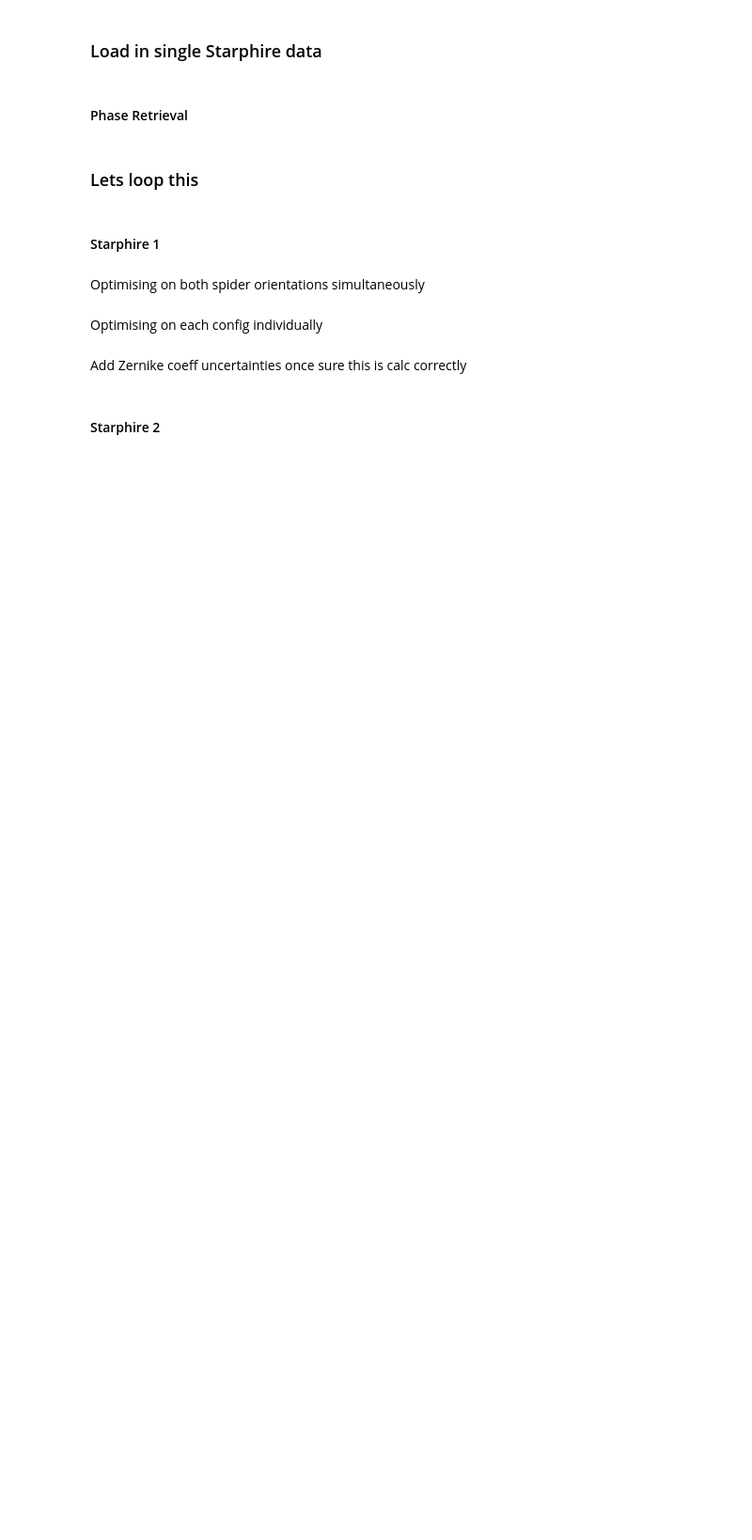
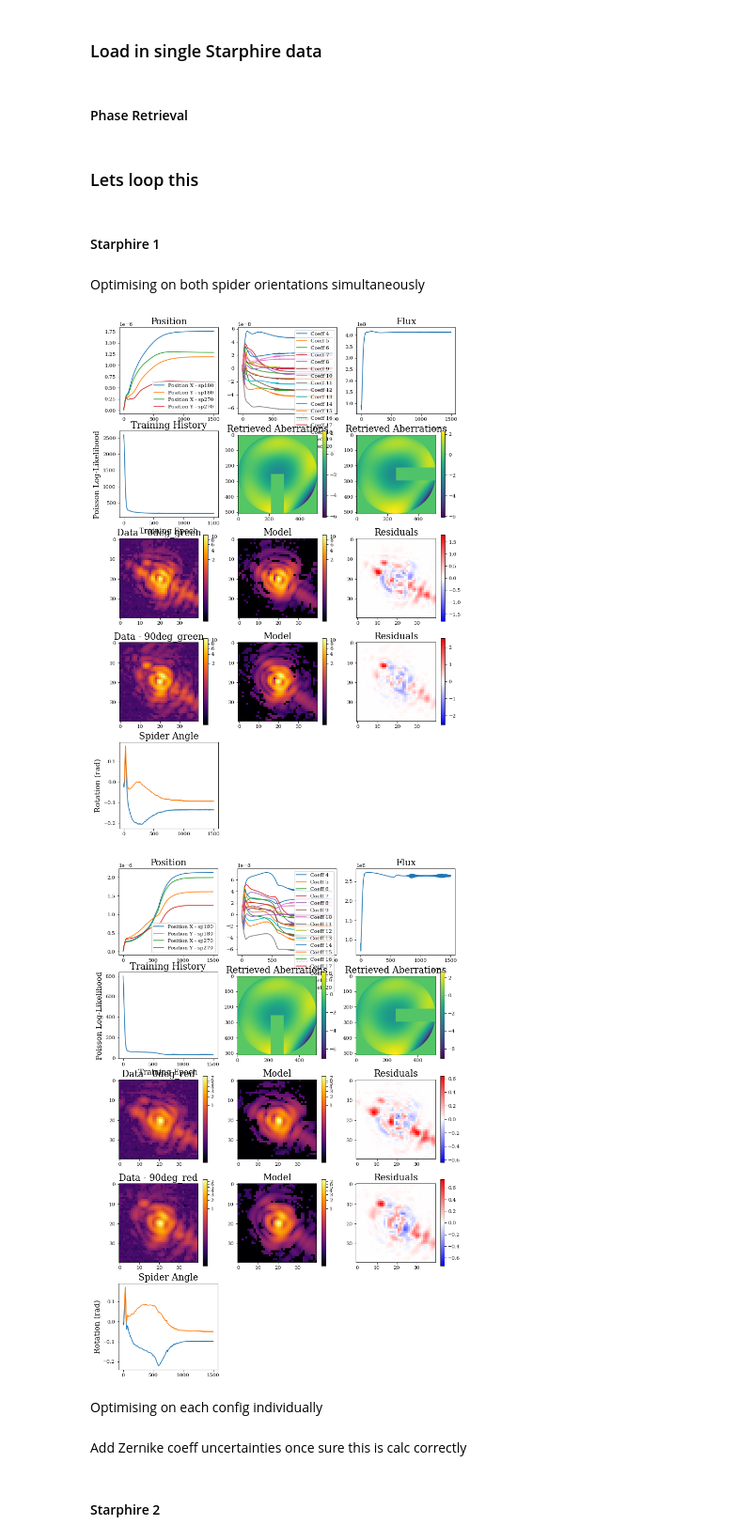
Before and after one commit to TolimanSpace/toliman_dp_design_testing, a Jupyter notebook: Gluing_Characterisation.ipynb, the cells around one changed output. Shown at 94% size. Drawn from its saved outputs; the diff is of its cells as text; code cells hidden in the pictures; blank space fills up the shorter version.

```diff
--- a/Gluing_Characterisation.ipynb
+++ b/Gluing_Characterisation.ipynb
@@ -276,7 +276,7 @@ class OptimizablePointSource(dl.sources.Source):
 Plate + Spider setup simulated
 # %%
 # Zernike aberrations
-zernike_indicies = jnp.arange(4, 15)
+zernike_indicies = jnp.arange(4, 21)
 coeffs = jnp.zeros(zernike_indicies.shape)
 basis = dlu.zernike_basis(js=zernike_indicies, coordinates=coords, diameter=aperture_diameter)
 
@@ -393,20 +393,27 @@ def jax_0_4_24_logpmf(k: jnp.array, mu: jnp.array, loc: jnp.array = 0) -> jnp.ar
 # %%
 params = [
     'aperture.coefficients',
-    # 'spider.rotation',
+    'spider.rotation',
     'source.position',
     'source.flux',
     ]
 
 learning_rate = 1e-9
 optimisers = [
+            # # optax.adam(learning_rate=learning_rate),
+            # optax.adam(learning_rate=1e-8),
+            # # optax.sgd(learning_rate=1e-16),
+
+            # # optax.adam(learning_rate=1e-5),
+            # optax.adam(learning_rate=1e-7),
+            # optax.adam(learning_rate=1e8),
             # optax.adam(learning_rate=learning_rate),
-            optax.adam(learning_rate=1e-8),
+            optax.adam(learning_rate=1e-9),
             # optax.sgd(learning_rate=1e-16),
 
-            # optax.adam(learning_rate=1e-5),
-            optax.adam(learning_rate=1e-7),
-            optax.adam(learning_rate=1e8),
+            optax.adam(learning_rate=1e-2),
+            optax.adam(learning_rate=1e-8),
+            optax.adam(learning_rate=1e7),
               ]
 
 @zdx.filter_jit
@@ -417,7 +424,8 @@ def loss_fn_poisson(model, data):
 
     # loss = -jsp.stats.poisson.logpmf(k=simu_psf, mu=data).sum()
     # loss = -jsp.stats.poisson.logpmf(k=data, mu=simu_psf).sum()
-    loss = -jax_0_4_24_logpmf(k=data, mu=simu_psf).sum()
+    # loss = -jax_0_4_24_logpmf(k=data, mu=simu_psf).sum()
+    loss = ((data-simu_psf)**2).sum()
 
     return loss
 
@@ -428,6 +436,15 @@ def loss_fn_chi2(model, data):
     simu_psf = model.model()
 
     loss = ((simu_psf-data)**2/data).sum()
+
+    return loss
+@zdx.filter_jit
+@zdx.filter_value_and_grad(params)
+def loss_fn_diff2(model, data):
+
+    simu_psf = model.model()
+
+    loss = ((data-simu_psf)**2).sum()
 
     return loss
 
@@ -543,7 +560,7 @@ for i in range(2):
                         # but this is not a super robust method, so allow for source position difference)
         spider_grads = [] # acc for spider err rotation independently between configs
         for k in range(len(configs)):
-            loss, grads = loss_fn_poisson(model = configs[k], data = scaled_data_list[k])
+            loss, grads = loss_fn_diff2(model = configs[k], data = scaled_data_list[k]) #loss_fn_poisson(model = configs[k], data = scaled_data_list[k])
             net_loss += loss
 
             if k == 0:
@@ -580,10 +597,10 @@ for i in range(2):
     ###---------------------------------- Plotting ---------------------------------###
     plt.figure(figsize=(12,18))
     plt.subplot(5,3,1)
-    plt.plot(np.asarray(Positions_sp180)[:,0,0], label="Position X - sp180")
-    plt.plot(np.asarray(Positions_sp180)[:,0,1], label="Position Y - sp180")
-    plt.plot(np.asarray(Positions_sp270)[:,0,0], label="Position X - sp270")
-    plt.plot(np.asarray(Positions_sp270)[:,0,1], label="Position Y - sp270")
+    plt.plot(np.asarray(Positions_sp180)[:,0], label="Position X - sp180")
+    plt.plot(np.asarray(Positions_sp180)[:,1], label="Position Y - sp180")
+    plt.plot(np.asarray(Positions_sp270)[:,0], label="Position X - sp270")
+    plt.plot(np.asarray(Positions_sp270)[:,1], label="Position Y - sp270")
     plt.title("Position")
     plt.legend()
     plt.subplot(5,3,2)
@@ -625,33 +642,36 @@ for i in range(2):
 
         plt.subplot(5,3,it)
         model_psf = instrument.model()
         current_range = model_psf.max() - model_psf.min()
         new_range = scaled_data.max() - scaled_data.min()
         model_psf = ( (model_psf - model_psf.min()) * new_range )/current_range + scaled_data.min()
         norm_psf = PowerNorm(0.2, vmax=model_psf.max(), vmin=model_psf.min())
         mask = np.ones(scaled_data.shape)
         mask[scaled_data < 0.01] = 0
         plt.imshow(model_psf*mask, norm=norm_psf)
         plt.title('Model')
         plt.colorbar()
         it+=1
 
         plt.subplot(5,3,it)
         resid = scaled_data - model_psf
         plt.imshow(resid, cmap='bwr', vmax = np.abs(resid).max(), vmin = -np.abs(resid).max())
         plt.colorbar()
         plt.title('Residuals')
         it+=1
 
     plt.subplot(5,3,it)
     spider_angles_arr = np.asarray(SpiderAngles)
     plt.plot(spider_angles_arr[:,0], label="config0")
     plt.plot(spider_angles_arr[:,1], label="config0")
     plt.title("Spider Angle")
     plt.ylabel("Rotation (rad)")
 
     starphire1_coeffs.append(configs[0].aperture.coefficients) # identical coeffs for both configs
     starphire1_pos.append([configs[0].source.position, configs[1].source.position])
+# %% [output]
+[figure, added]
+[figure, added]
 # %% [markdown]
 Optimising on each config individually
 # %%
```
Also changed, not shown: parts of 5 cells of this notebook.
